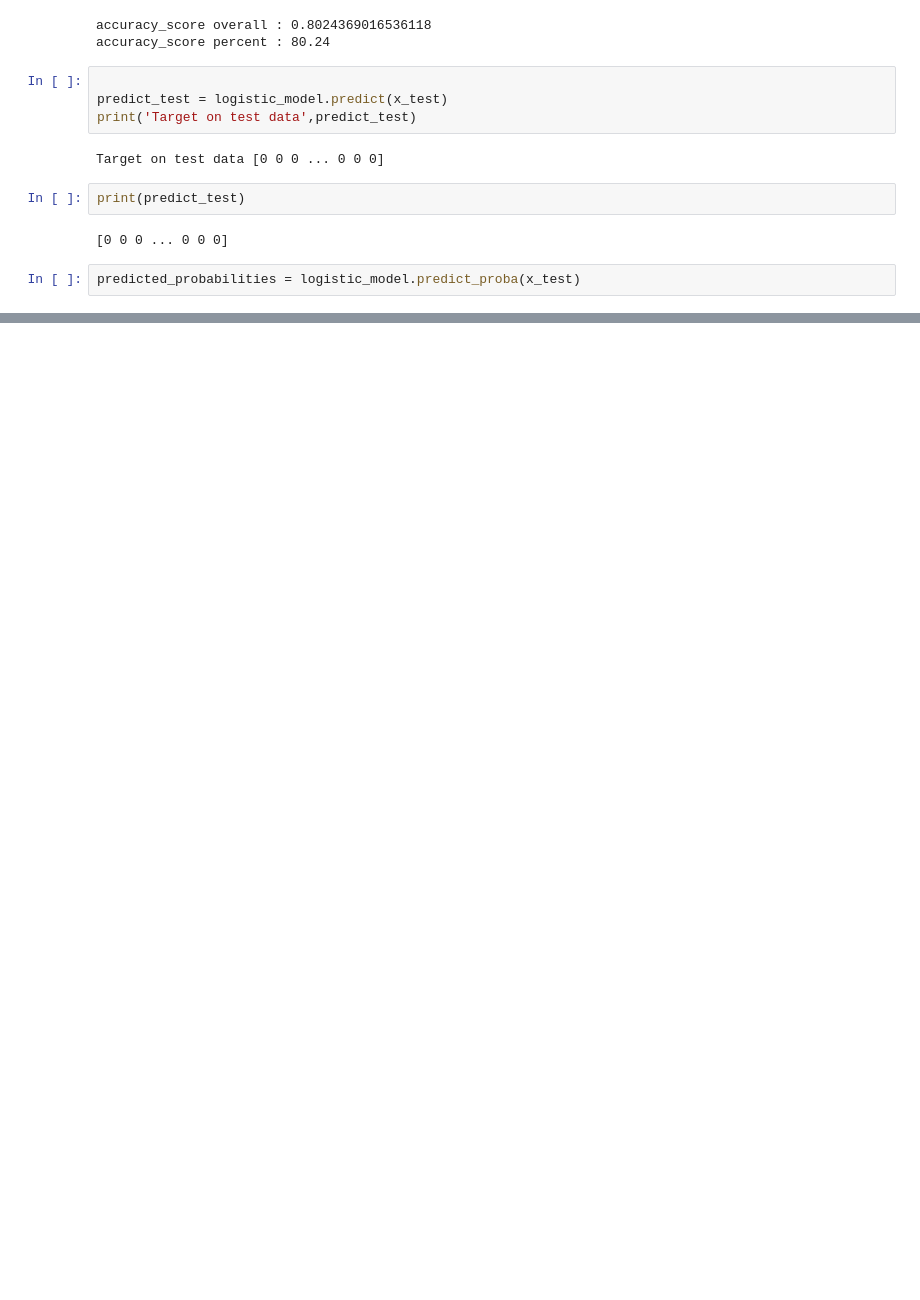
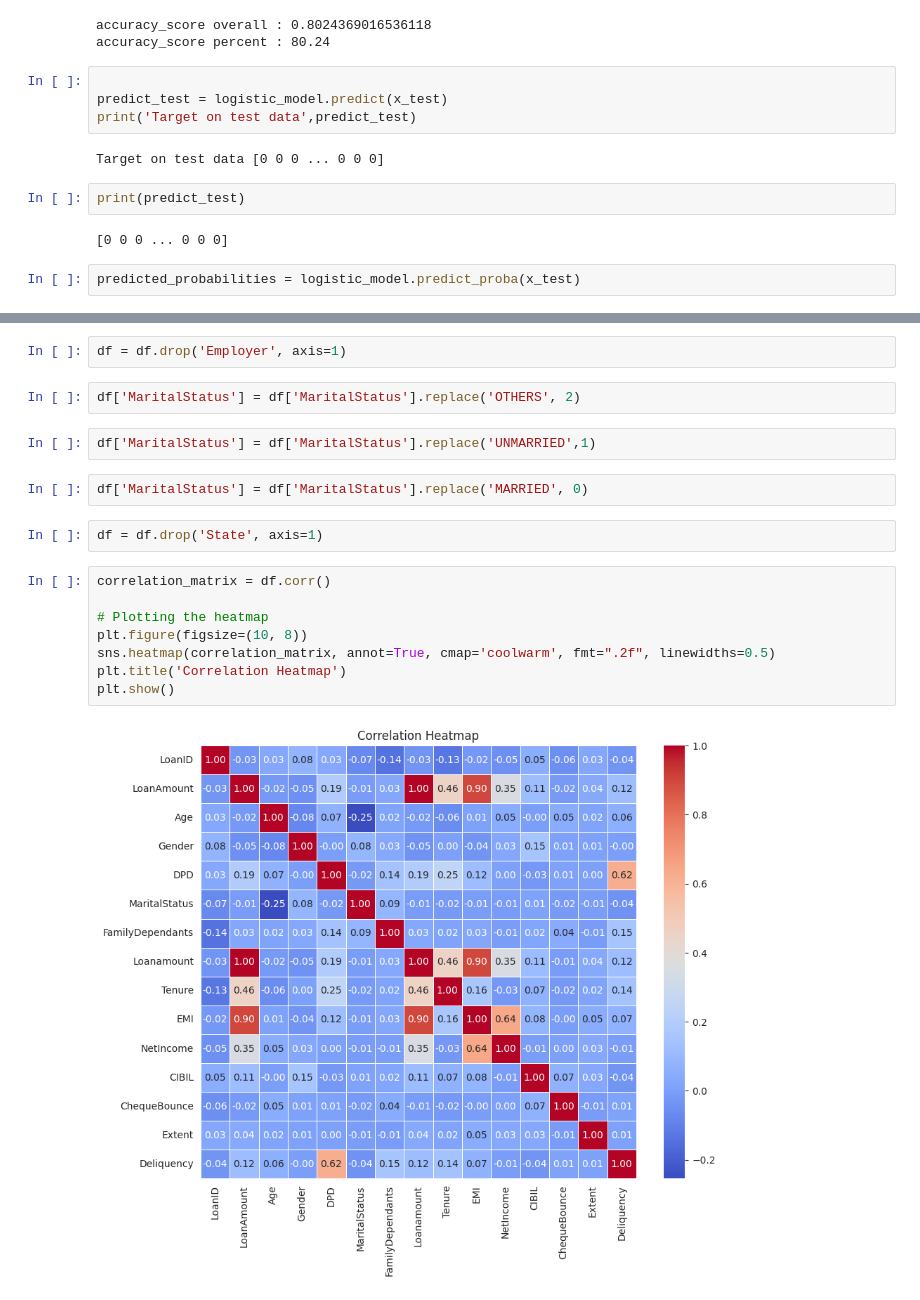
Before and after one commit to glennamaria/Projects, a Jupyter notebook: Loanprediction.ipynb, the cells around one changed output, grey strips where cells are left out. Cells and saved outputs as stored; diff of their text form; blank space fills up the shorter version.

```diff
--- a/Loanprediction.ipynb
+++ b/Loanprediction.ipynb
@@ -318,0 +346,20 @@ NameError: name 'predict_test_results' is not defined
+# %%
+df = df.drop('Employer', axis=1)
+# %%
+df['MaritalStatus'] = df['MaritalStatus'].replace('OTHERS', 2)
+# %%
+df['MaritalStatus'] = df['MaritalStatus'].replace('UNMARRIED',1)
+# %%
+df['MaritalStatus'] = df['MaritalStatus'].replace('MARRIED', 0)
+# %%
+df = df.drop('State', axis=1)
+# %%
+correlation_matrix = df.corr()
+
+# Plotting the heatmap
+plt.figure(figsize=(10, 8))
+sns.heatmap(correlation_matrix, annot=True, cmap='coolwarm', fmt=".2f", linewidths=0.5)
+plt.title('Correlation Heatmap')
+plt.show()
+# %% [output]
+[figure, added]
```
Also changed, not shown: parts of 10 cells of this notebook.
